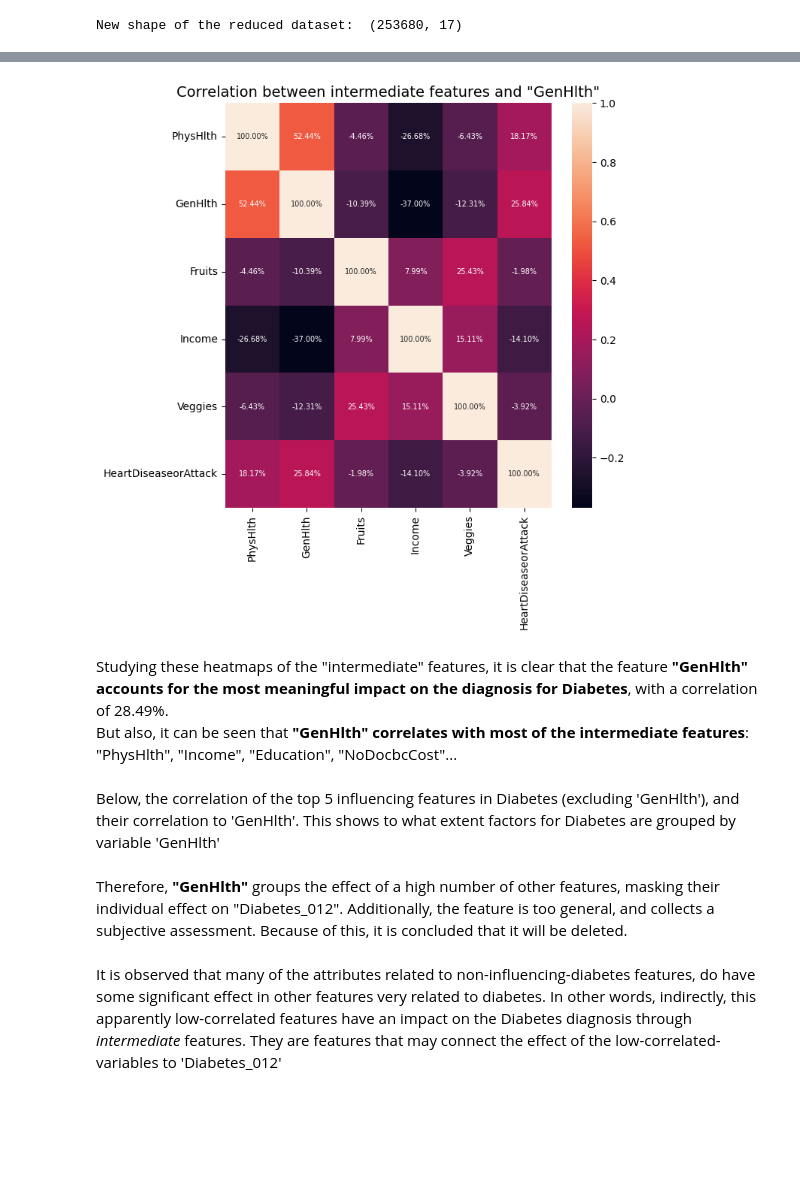
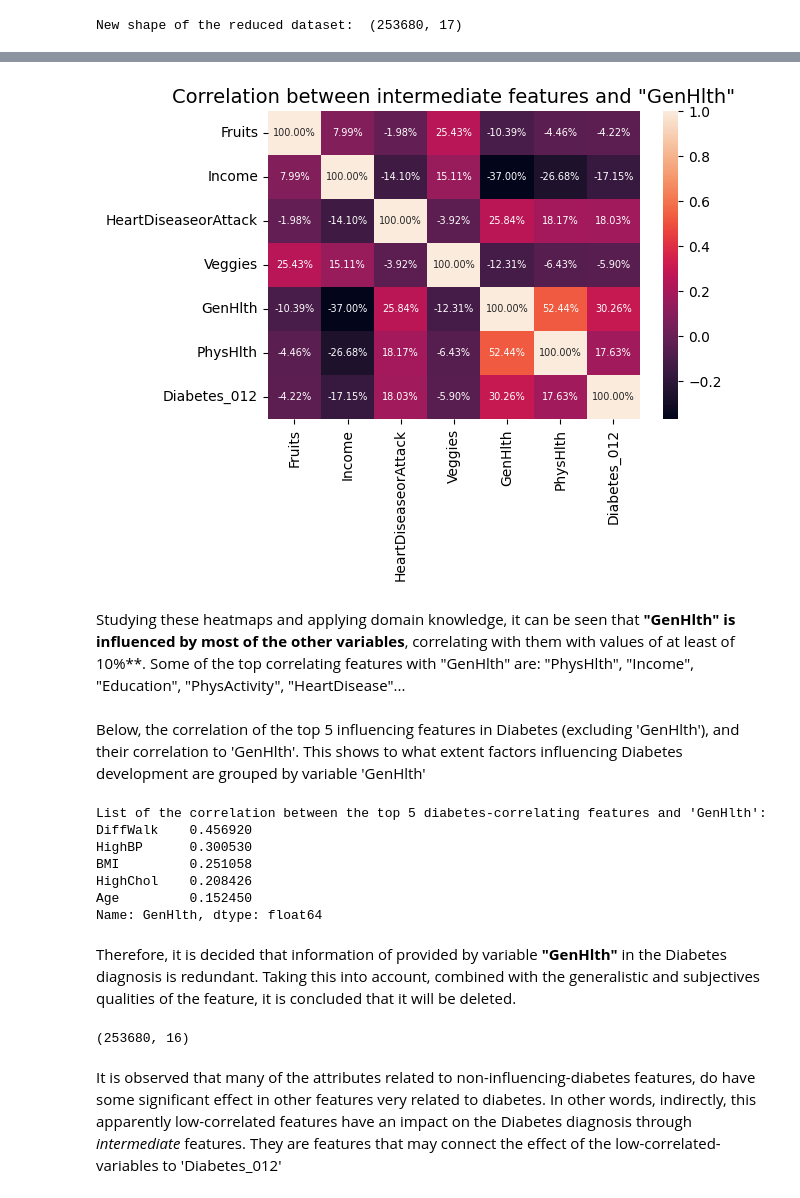
Before and after one commit to AliGarAlon/Diabetes_Project, a Jupyter notebook: diabetes_model.ipynb, the cells around one changed output, grey strips where cells are left out. Cells and saved outputs as stored; diff of their text form; code cells hidden in the pictures; blank space fills up the shorter version.

```diff
--- a/diabetes_model.ipynb
+++ b/diabetes_model.ipynb
@@ -815,10 +837,14 @@ will further be studied:
 # %%
+# HEATMAP OF 'GenHlth' AND LOW-CORRELATING-DIABETES FEATURES
 # Features with correlation with "Diabetes_012" < 0.15
-no_corr_diabetes = df_reduced.columns[(df_reduced.corr()["Diabetes_012"].abs()<0.15)]
-# HEATMAP OF 'GenHlth' AND LOW-CORRELATING-DIABETES FEATURES
-no_corr_diabetes= (no_corr_diabetes).tolist()
-no_corr_diabetes.append("GenHlth")
-plt.figure(figsize=(7, 7))
-sb.heatmap(df_reduced[no_corr_diabetes].corr(), annot=True, fmt='.2%', annot_kws={'size': 7}, ax=axes[0])
+no_corr_diabetes = (df_reduced.columns[(df_reduced.corr()["Diabetes_012"].abs()<0.15)]).tolist()
+
+# Heatmap
+(no_corr_diabetes).append("GenHlth")
+
+plt.figure(figsize=(6, 4))
+sb.heatmap(df_reduced[no_corr_diabetes].corr(), annot=True, fmt='.2%', annot_kws={'size': 7})
+
 plt.title('Correlation between least-related to Diabetes features and "GenHlth"', fontsize=14);
+#plt.tight_layout()
 # %% [output]
@@ -826,40 +852,53 @@ plt.title('Correlation between least-related to Diabetes features and "GenHlth"'
 # %%
+# HEATMAP OF 'GenHlth' AND INTERMEDIATE FEATURES
 # Max correlation value of this features in the whole dataframe
 max_values_ncd = df_reduced.corr().replace(1,np.nan).abs().describe().loc['max', no_corr_diabetes]
+
 # Attributes to which they correlate the most.
 intermediate_correlations=[]
 for i, feature in enumerate(max_values_ncd.index):
     # for every index in max_values_ncd, find the column name where value
     # matches the value in max_values_ncd
     name = df_reduced.columns[df_reduced.corr().abs()[feature]==max_values_ncd[feature]].tolist()
     intermediate_correlations.append(name[0])
 
-# HEATMAP OF 'GenHlth' AND INTERMEDIATE FEATURES
+# Heatmap
 #intermediate_correlations= (intermediate_correlations).tolist()
 intermediate_correlations = list(set(intermediate_correlations))
-plt.figure(figsize=(7, 7))
+intermediate_correlations.append("Diabetes_012")
+plt.figure(figsize=(6, 4))
 sb.heatmap(df_reduced[intermediate_correlations].corr(), annot=True, fmt='.2%', annot_kws={'size': 7})
 plt.title('Correlation between intermediate features and "GenHlth"', fontsize=14);
 # %% [output]
-[figure, old version]
+[figure, new version]
 # %% [markdown]
-Studying these heatmaps of the "intermediate" features, it is clear that the feature **"GenHlth" accounts for the most meaningful impact on the diagnosis for Diabetes**, with a correlation of 28.49%. <br>
-But also, it can be seen that **"GenHlth" correlates with most of the intermediate features**: "PhysHlth", "Income", "Education", "NoDocbcCost"...
+Studying these heatmaps and applying domain knowledge, it can be seen that **"GenHlth" is influenced by most of the other variables**, correlating with them with values of at least of 10%**. Some of the top correlating features with "GenHlth" are: "PhysHlth", "Income", "Education", "PhysActivity", "HeartDisease"...
 # %% [markdown]
-Below, the correlation of the top 5 influencing features in Diabetes (excluding 'GenHlth'), and their correlation to 'GenHlth'. This shows to what extent factors for Diabetes are grouped by variable 'GenHlth'
+Below, the correlation of the top 5 influencing features in Diabetes (excluding 'GenHlth'), and their correlation to 'GenHlth'. This shows to what extent factors influencing Diabetes development are grouped by variable 'GenHlth'
 # %%
 # Top 5 diabetes-correlating features:
 # Because "GenHlth" is the top feature correlated with 'Diabetes_012', first
 # top 6 features are extracted. Then 'GenHlth' is removed.
-top5_features_cd_series = df.corr()['Diabetes_012'].replace(1,np.nan).abs().sort_values(ascending=False).head(6)
+top5_features_cd_series = df_reduced.corr()['Diabetes_012'].replace(1,np.nan).abs().sort_values(ascending=False).head(6)
 top5_features_cd = (top5_features_cd_series.index).tolist()
 #(top5_features_cd).remove('GenHlth')
 
 # Correlation of Top 5 diabetes-correlating features with "GenHlth"
-max_values_cgh = df[top5_features_cd].corr()['GenHlth'].replace(1,np.nan).abs().sort_values(ascending=False).head(5)
-print("List of the correlation between the top 5 diabetes-correlating features and 'GenHlth':\n ", max_values_cgh )
+max_values_cgh = df_reduced[top5_features_cd].corr()['GenHlth'].replace(1,np.nan).abs().sort_values(ascending=False).head(5)
+print("List of the correlation between the top 5 diabetes-correlating features and 'GenHlth':")
+print(max_values_cgh )
+# %% [output]
+List of the correlation between the top 5 diabetes-correlating features and 'GenHlth':
+DiffWalk    0.456920
+HighBP      0.300530
+BMI         0.251058
+HighChol    0.208426
+Age         0.152450
+Name: GenHlth, dtype: float64
 # %% [markdown]
-Therefore, **"GenHlth"** groups the effect of a high number of other features, masking their individual effect on "Diabetes_012". Additionally, the feature is too general, and collects a subjective assessment. Because of this, it is concluded that it will be deleted.
+Therefore, it is decided that information of provided by  variable **"GenHlth"** in the Diabetes diagnosis is redundant. Taking this into account, combined with the generalistic and subjectives qualities of the feature, it is concluded that it will be deleted.
 # %%
-df.drop("GenHlth", axis=1, inplace=True)
-df.shape
+df_reduced.drop("GenHlth", axis=1, inplace=True)
+print("New shape of the reduced dataset: ", df_reduced.shape)
+# %% [output]
+(253680, 16)
```
Also changed, not shown: parts of 7 cells of this notebook.
